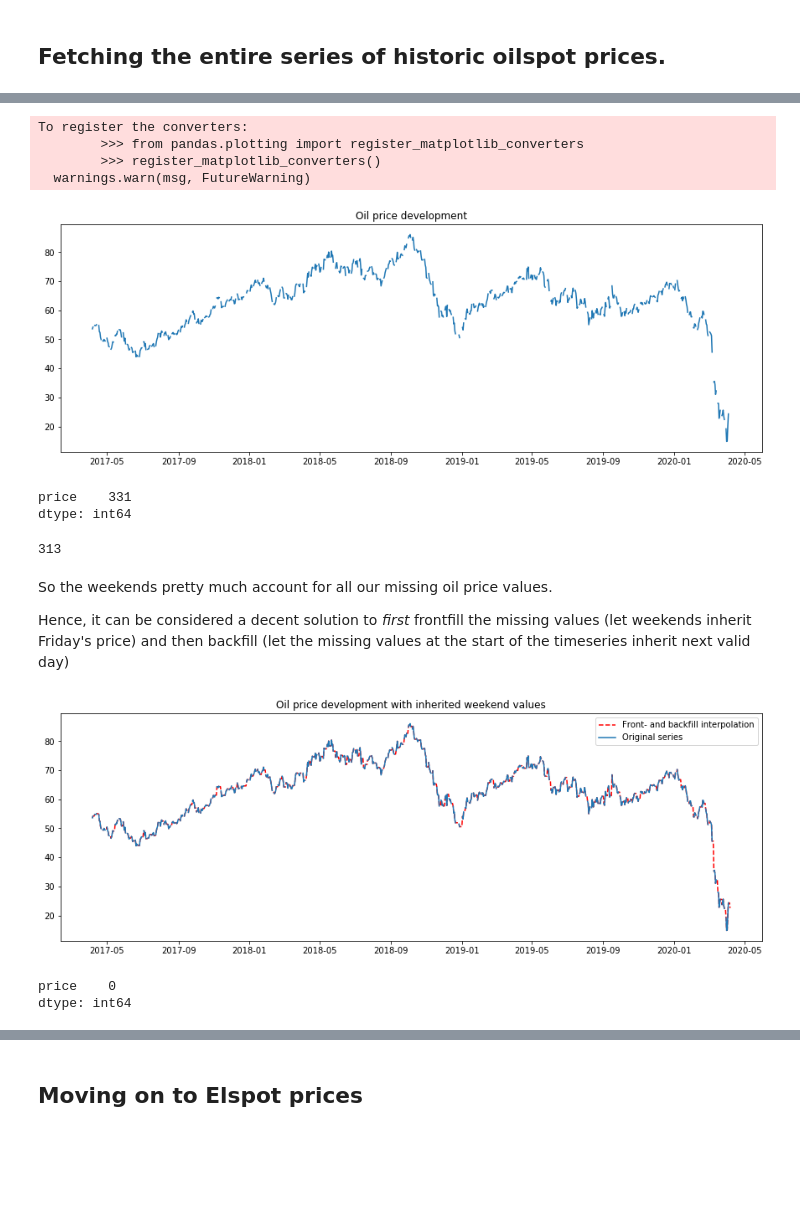
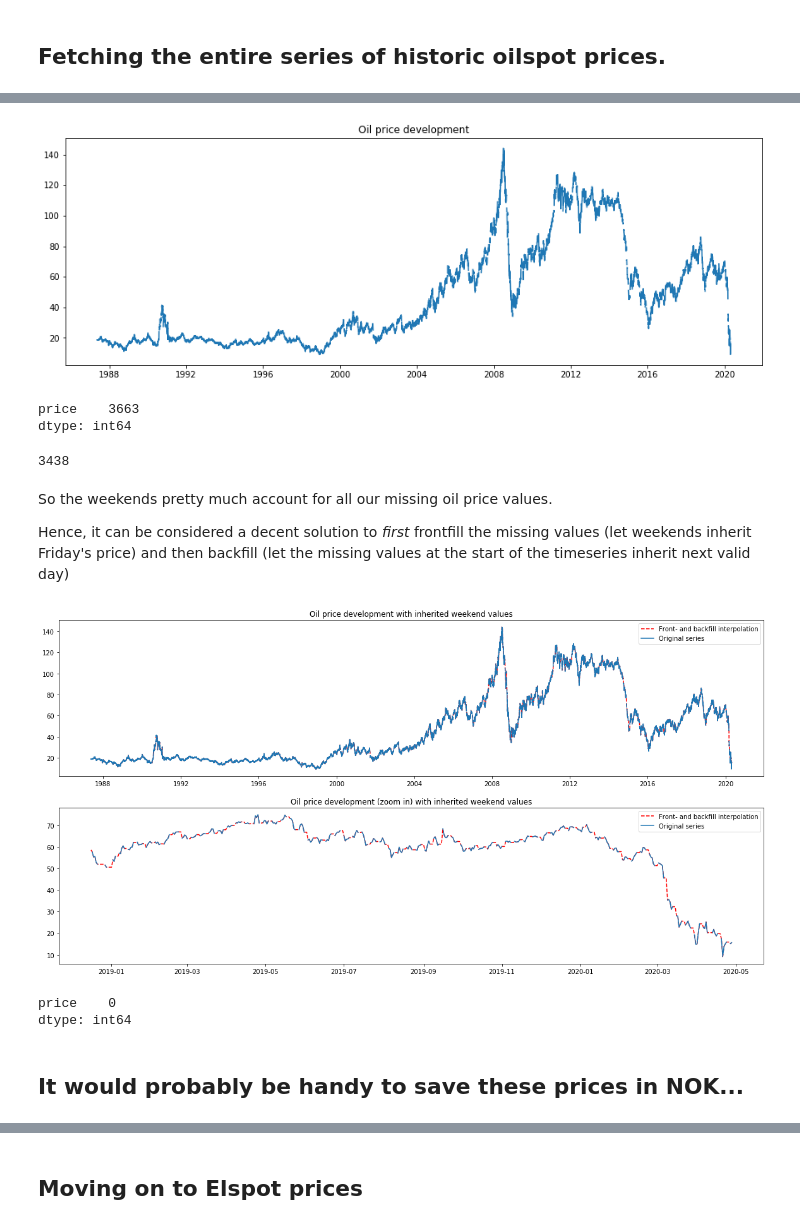
Before and after one commit to arilmad/BI_project, a Jupyter notebook: data_cleanser.ipynb, the cells around one changed output, grey strips where cells are left out. Cells and saved outputs as stored; diff of their text form; code cells hidden in the pictures; blank space fills up the shorter version.

```diff
--- a/data_cleanser.ipynb
+++ b/data_cleanser.ipynb
@@ -29,28 +29,22 @@ complete_date_range = pd.date_range(start=first_day, end=last_day, freq='D')
 temp = pd.DataFrame(index=complete_date_range)
 
 op = op.merge(temp, how='right', left_index=True, right_index=True)
-# %%
-op = op.replace('.', np.nan).astype('float32')
 # %%
 fig, ax = plt.subplots(1, figsize=(15,5))
 ax.plot(op)
 ax.set_title('Oil price development')
 plt.show()
 # %% [output]
-To register the converters:
-        >>> from pandas.plotting import register_matplotlib_converters
-        >>> register_matplotlib_converters()
-  warnings.warn(msg, FutureWarning)
-[figure, old version]
+[figure, new version]
 # %%
 op.isna().sum()
 # %% [output]
-price    331
+price    3663
 dtype: int64
 # %%
 round( len(op) / 7 * 2 )
 # %% [output]
-313
+3438
 # %% [markdown]
 So the weekends pretty much account for all our missing oil price values.
 
@@ -59,17 +53,24 @@ Hence, it can be considered a decent solution to *first* frontfill the missing v
 op_filled = op.fillna(method='ffill')
 op_filled = op_filled.fillna(method='bfill')
 # %%
-fig, ax = plt.subplots(1, figsize=(15,5))
+fig, ax = plt.subplots(2,1, figsize=(20,10))
 
-ax.plot(op_filled, '--', c='r', label='Front- and backfill interpolation')
-ax.plot(op, label='Original series')
-ax.legend()
-ax.set_title('Oil price development with inherited weekend values')
+ax[0].plot(op_filled, '--', c='r', label='Front- and backfill interpolation')
+ax[0].plot(op, label='Original series')
+ax[0].legend()
+ax[0].set_title('Oil price development with inherited weekend values')
+
+ax[1].plot(op_filled[-500:], '--', c='r', label='Front- and backfill interpolation')
+ax[1].plot(op[-500:], label='Original series')
+ax[1].legend()
+ax[1].set_title('Oil price development (zoom in) with inherited weekend values')
 plt.show()
 # %% [output]
-[figure, old version]
+[figure, new version]
 # %%
 op_filled.isna().sum()
 # %% [output]
 price    0
 dtype: int64
+# %% [markdown]
+## It would probably be handy to save these prices in NOK...
```
Also changed, not shown: parts of 25 cells of this notebook, 24 other files.
